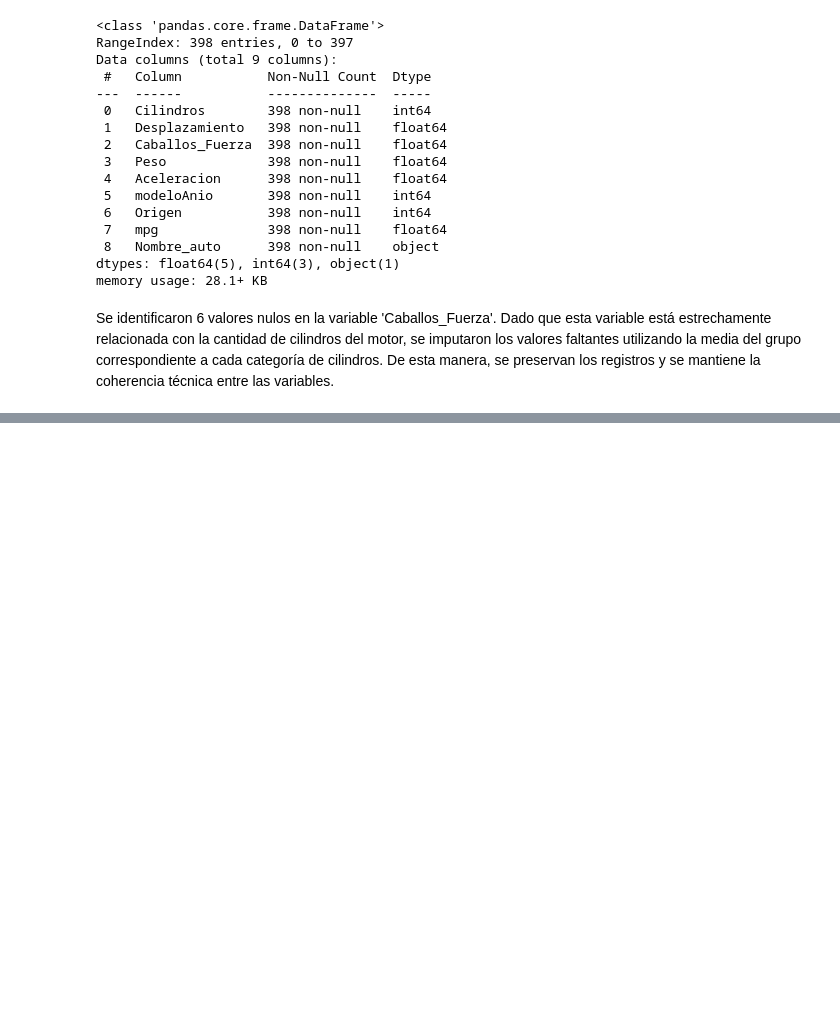
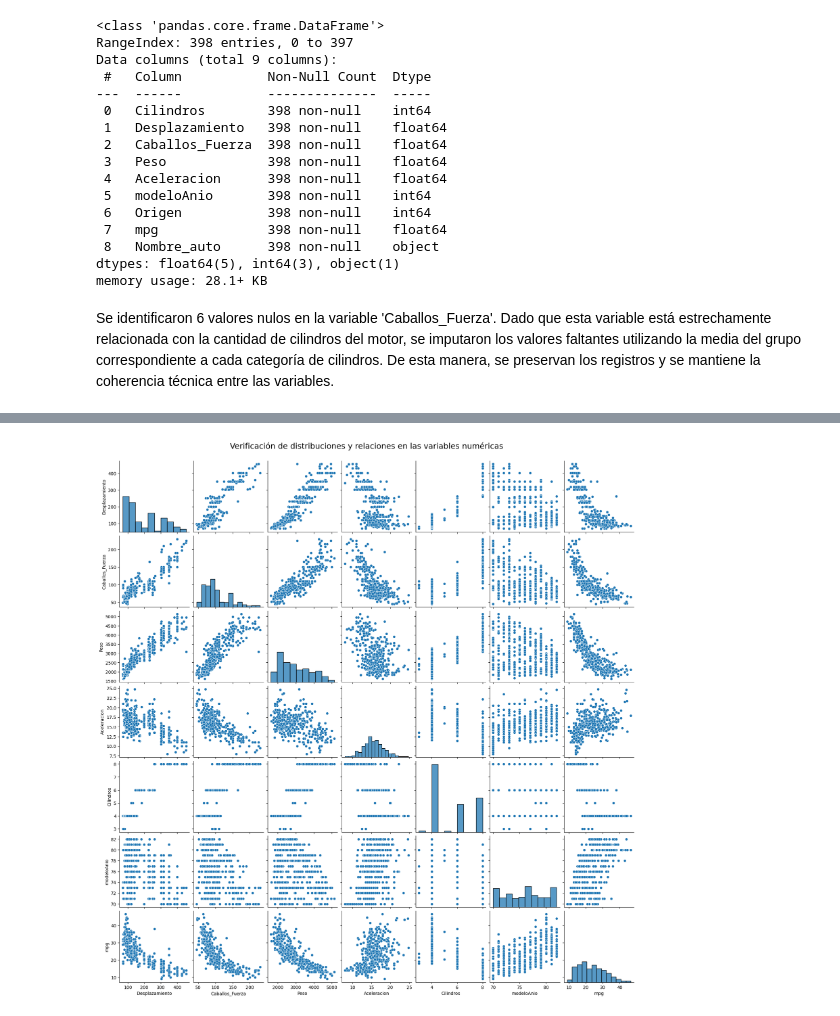
Before and after one commit to JuanAlbornoz32/Proyectos_Bootcamp_Analisis_de_Datos, a Jupyter notebook: ejercicios_en_python/modelos_de_regresion/regresion_multiple/ejercicio_millas_por_galon.ipynb, the cells around one changed output, grey strips where cells are left out. Drawn from its saved outputs; the diff is of its cells as text; code cells hidden in the pictures; blank space fills up the shorter version.

```diff
--- a/ejercicios_en_python/modelos_de_regresion/regresion_multiple/ejercicio_millas_por_galon.ipynb
+++ b/ejercicios_en_python/modelos_de_regresion/regresion_multiple/ejercicio_millas_por_galon.ipynb
@@ -119,0 +137,10 @@ plt.show()
+# %%
+# Pairplot de distribuciones y relaciones en las variables númericas
+
+pairplot = sns.pairplot(df[['Desplazamiento','Caballos_Fuerza','Peso','Aceleracion','Cilindros', 'modeloAnio', 'mpg']])
+pairplot.fig.suptitle("Verificación de distribuciones y relaciones en las variables numéricas",
+               y=1.02, fontsize=18)
+
+plt.show()
+# %% [output]
+[figure, new version]
```
Also changed, not shown: parts of 46 cells of this notebook.
